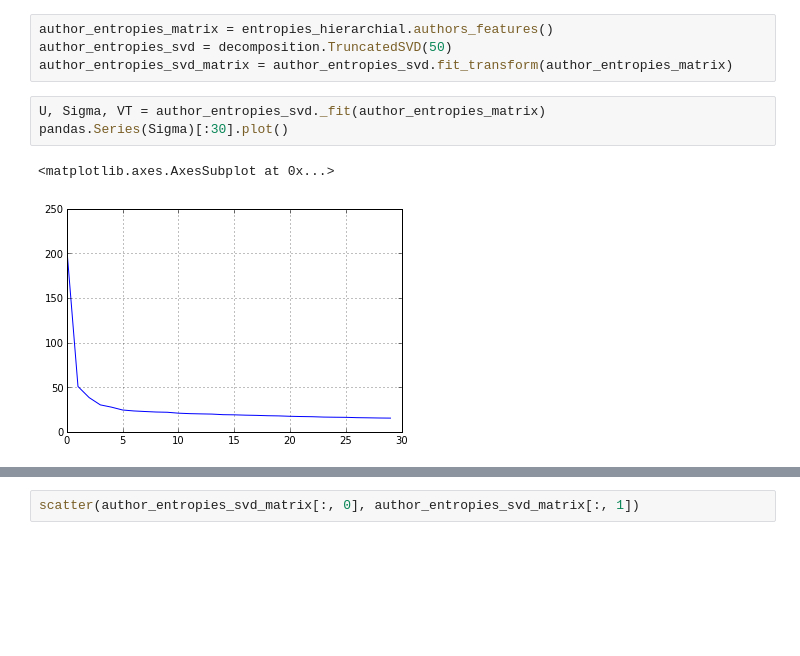
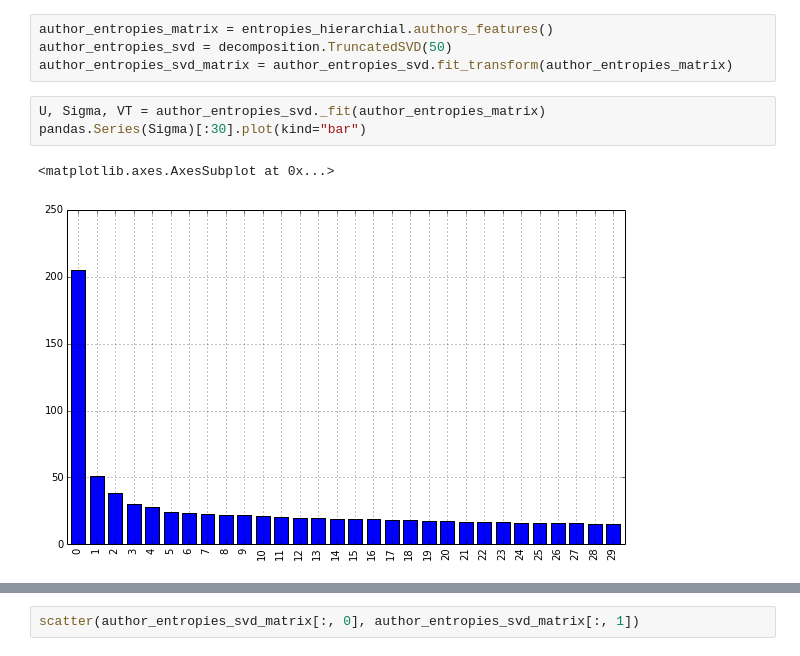
Before and after one commit to alepulver/tp-final-incc, a Jupyter notebook: notebooks/Classification Experiment (new).ipynb, the cells around one changed output, grey strips where cells are left out. Saved outputs shown, nothing was run; the diff lists cells and outputs as text; blank space fills up the shorter version.

```diff
--- a/notebooks/Classification Experiment (new).ipynb
+++ b/notebooks/Classification Experiment (new).ipynb
@@ -99,7 +117,7 @@ author_entropies_svd = decomposition.TruncatedSVD(50)
 author_entropies_svd_matrix = author_entropies_svd.fit_transform(author_entropies_matrix)
 # %%
 U, Sigma, VT = author_entropies_svd._fit(author_entropies_matrix)
-pandas.Series(Sigma)[:30].plot()
+pandas.Series(Sigma)[:30].plot(kind="bar")
 # %% [output]
 <matplotlib.axes.AxesSubplot at 0x...>
-[figure, old version]
+[figure, new version]
```
Also changed, not shown: parts of 28 cells of this notebook, 2 other files.
